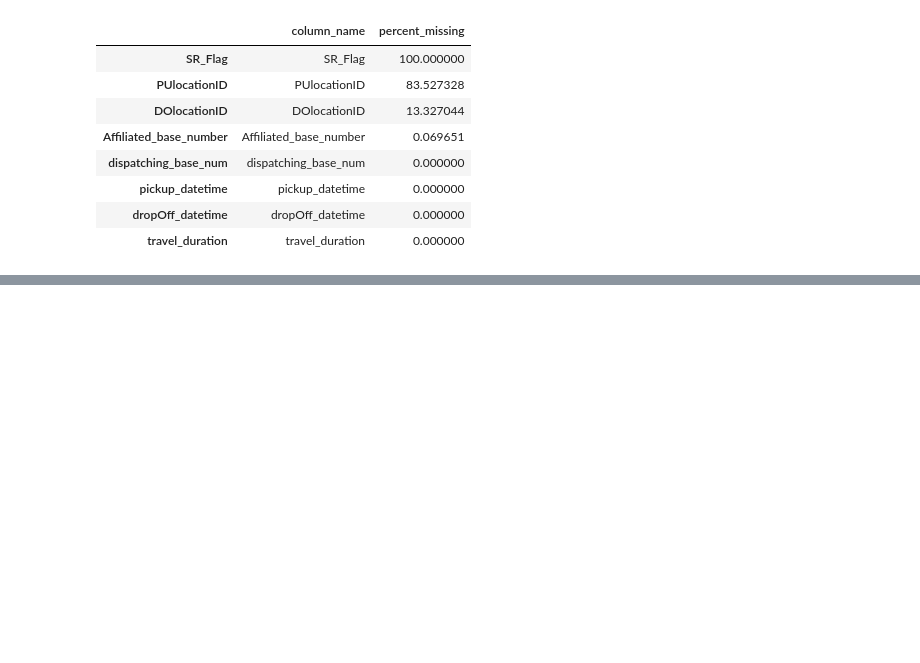
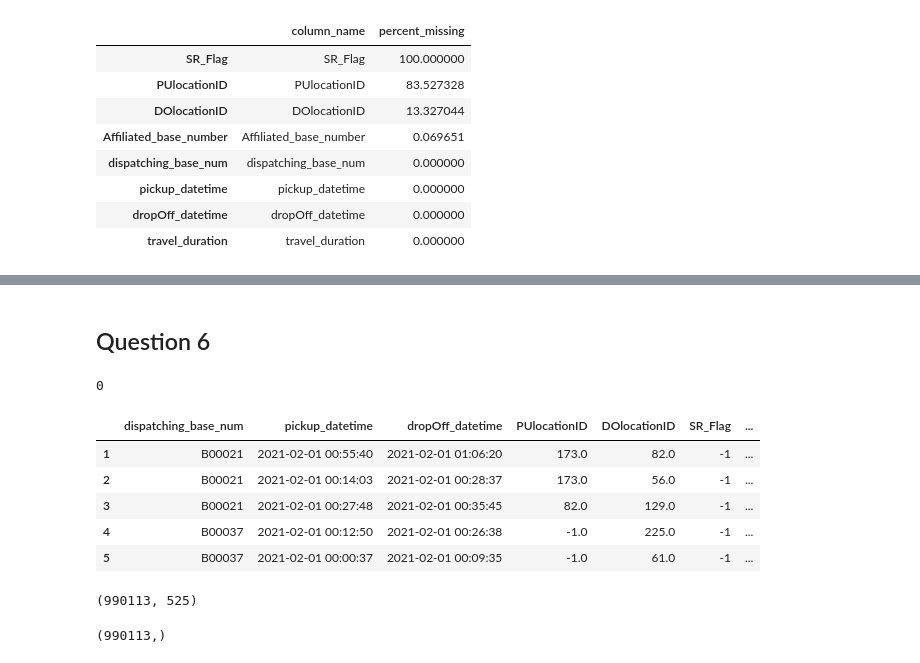
Before and after one commit to chekwei4/ml-ops-zoomcamp, a Jupyter notebook: week_1/week1_notebook.ipynb, the cells around one changed output, grey strips where cells are left out. Cells and saved outputs as stored; diff of their text form; code cells hidden in the pictures; blank space fills up the shorter version.

```diff
--- a/week_1/week1_notebook.ipynb
+++ b/week_1/week1_notebook.ipynb
@@ -129,0 +222,35 @@ missing_value_df
+# %% [markdown]
+## Question 6
+# %%
+# using the model we have above, we will now predict on unseen data from Feb 2021
+"""
+Steps:
+1. create y_value which is travel_duration
+2. replace missing pick up and drop off location with -1
+3. one-hot encode pick up and drop off location
+4. ignore the rest of the features
+4a. only keep records between 1-60 mins
+5. predict
+6. get model metrics
+"""
+df_feb = pd.read_parquet("data/fhv_tripdata_2021-02.parquet")
+# %%
+df_feb["travel_duration"] = df_feb["dropOff_datetime"] - df_feb["pickup_datetime"]
+df_feb["travel_duration"] = df_feb["travel_duration"].apply(lambda td: td.total_seconds()/60)
+# %%
+df_feb.drop(df_feb[df_feb.travel_duration > 60].index, inplace=True)
+df_feb.drop(df_feb[df_feb.travel_duration < 1].index, inplace=True)
+# %%
+df_feb.isna()["travel_duration"].sum()
+# %% [output]
+0
+# %%
+df_feb_fill_na = df_feb.fillna(-1)
+df_feb_fill_na.head(5)
+# %% [output]
+|  | dispatching_base_num | pickup_datetime | dropOff_datetime | PUlocationID | DOlocationID | SR_Flag | ... |
+| 1 | B00021 | 2021-02-01 00:55:40 | 2021-02-01 01:06:20 | 173.0 | 82.0 | -1 | ... |
+| 2 | B00021 | 2021-02-01 00:14:03 | 2021-02-01 00:28:37 | 173.0 | 56.0 | -1 | ... |
+| 3 | B00021 | 2021-02-01 00:27:48 | 2021-02-01 00:35:45 | 82.0 | 129.0 | -1 | ... |
+| 4 | B00037 | 2021-02-01 00:12:50 | 2021-02-01 00:26:38 | -1.0 | 225.0 | -1 | ... |
+| 5 | B00037 | 2021-02-01 00:00:37 | 2021-02-01 00:09:35 | -1.0 | 61.0 | -1 | ... |
@@ -129,0 +267,8 @@ missing_value_df
+# %%
+X_test.shape
+# %% [output]
+(990113, 525)
+# %%
+y_test.shape
+# %% [output]
+(990113,)
```
Also changed, not shown: parts of 19 cells of this notebook, 1 other file.
